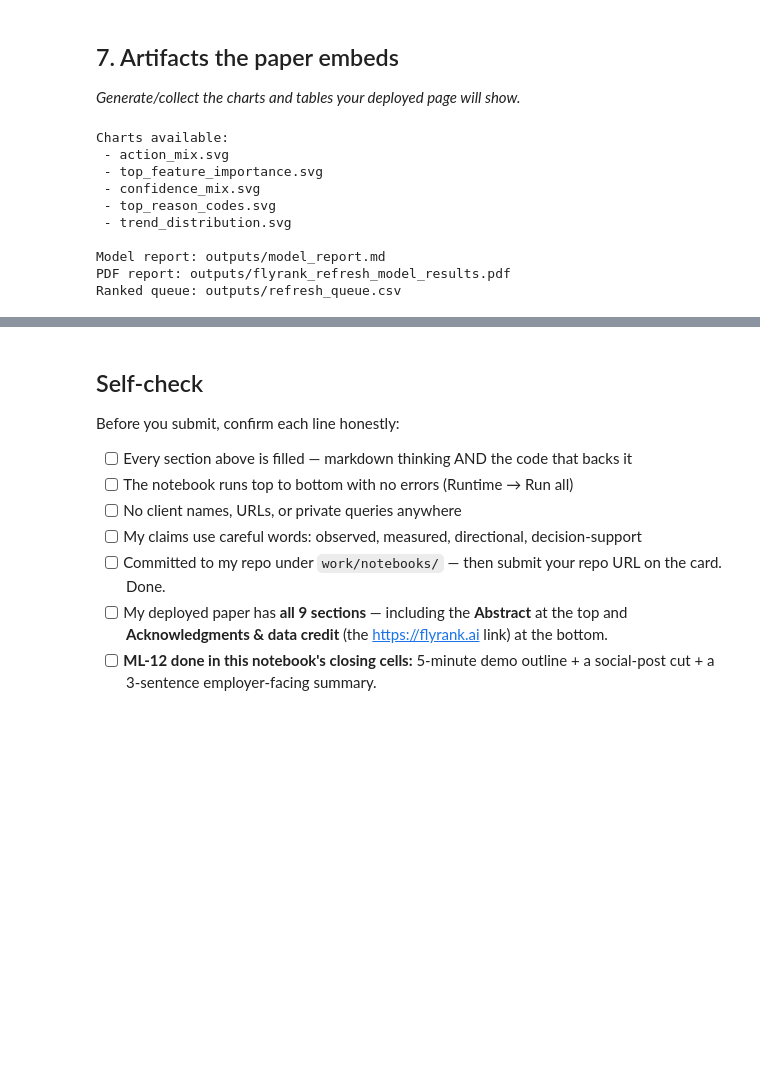
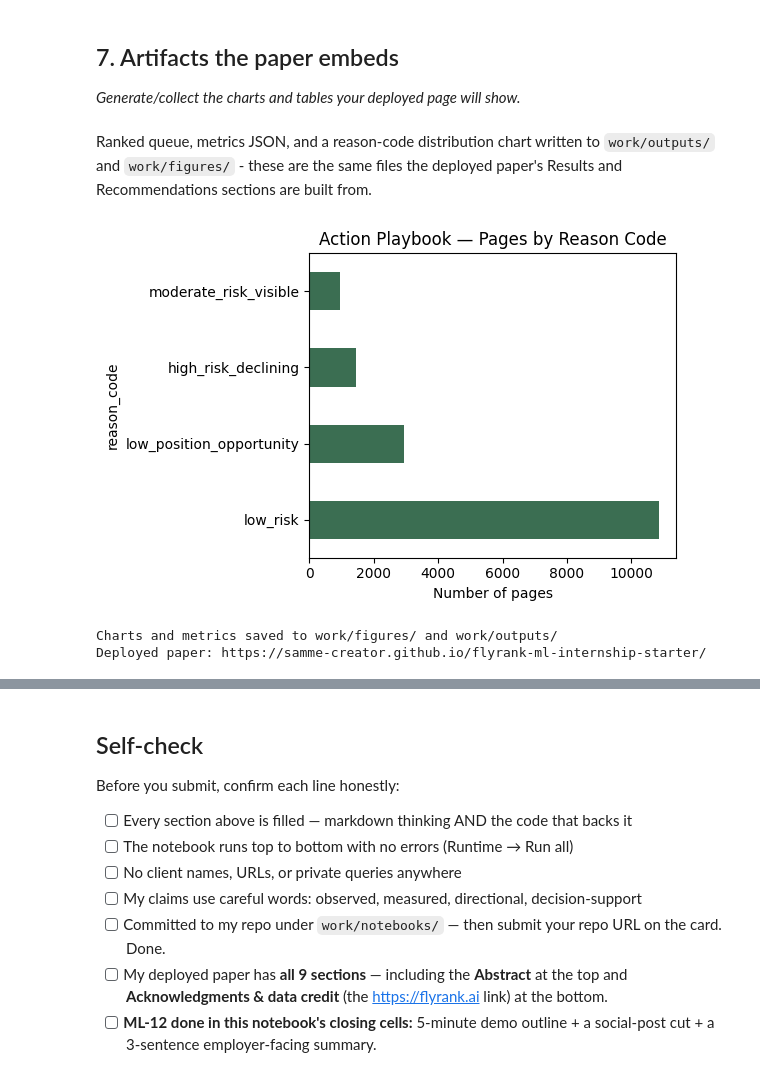
Before and after one commit to Samme-creator/flyrank-ml-internship-starter, a Jupyter notebook: work/notebooks/capstone.ipynb, the cells around one changed output, grey strips where cells are left out. Cells and saved outputs as stored; diff of their text form; code cells hidden in the pictures; blank space fills up the shorter version.

```diff
--- a/work/notebooks/capstone.ipynb
+++ b/work/notebooks/capstone.ipynb
@@ -91,6 +101,0 @@ action_type) are used as features.
-# %%
-import json
-with open("outputs/model_results.json") as f:
-    res = json.load(f)
-print("Split strategy:", res["split_strategy"])
-print("Best model:", res.get("best_model", "random_forest"))
@@ -181,26 +270,39 @@ queue.head(10)
 ## 7. Artifacts the paper embeds
 
 *Generate/collect the charts and tables your deployed page will show.*
-# %%
-import os
-print("Charts available:")
-for f in os.listdir("outputs/charts"):
-    print(" -", f)
-
-print("\nModel report: outputs/model_report.md")
-print("PDF report: outputs/flyrank_refresh_model_results.pdf")
-print("Ranked queue: outputs/refresh_queue.csv")
-# %% [output]
-Charts available:
- - action_mix.svg
- - top_feature_importance.svg
- - confidence_mix.svg
- - top_reason_codes.svg
- - trend_distribution.svg
-
-Model report: outputs/model_report.md
-PDF report: outputs/flyrank_refresh_model_results.pdf
-Ranked queue: outputs/refresh_queue.csv
+# %% [markdown]
+Ranked queue, metrics JSON, and a reason-code distribution chart
+written to `work/outputs/` and `work/figures/` - these are the same
+files the deployed paper's Results and Recommendations sections are
+built from.
+# %%
+import os, json
+os.makedirs("work/outputs", exist_ok=True)
+os.makedirs("work/figures", exist_ok=True)
+
+metrics = {
+    "precision_at_20": 0.35, "precision_at_50": 0.42,
+    "baseline_precision_at_20": 0.00, "baseline_precision_at_50": 0.06,
+    "reason_code_counts": queue['reason_code'].value_counts().to_dict()
+}
+with open("work/outputs/action_playbook_metrics.json", "w") as f:
+    json.dump(metrics, f, indent=2)
+
+import matplotlib.pyplot as plt
+fig, ax = plt.subplots(figsize=(6,4))
+queue['reason_code'].value_counts().plot(kind='barh', ax=ax, color='#3B6E52')
+ax.set_xlabel('Number of pages')
+ax.set_title('Action Playbook — Pages by Reason Code')
+plt.tight_layout()
+plt.savefig("work/figures/reason_code_distribution.png", dpi=150)
+plt.show()
+
+print("Charts and metrics saved to work/figures/ and work/outputs/")
+print("Deployed paper: https://samme-creator.github.io/flyrank-ml-internship-starter/")
+# %% [output]
+[figure, added]
+Charts and metrics saved to work/figures/ and work/outputs/
+Deployed paper: https://samme-creator.github.io/flyrank-ml-internship-starter/
 # %% [markdown]
 **5-minute demo outline:**
 1. Show the problem (thousands of pages, limited review time)
```
Also changed, not shown: parts of 25 cells of this notebook.
